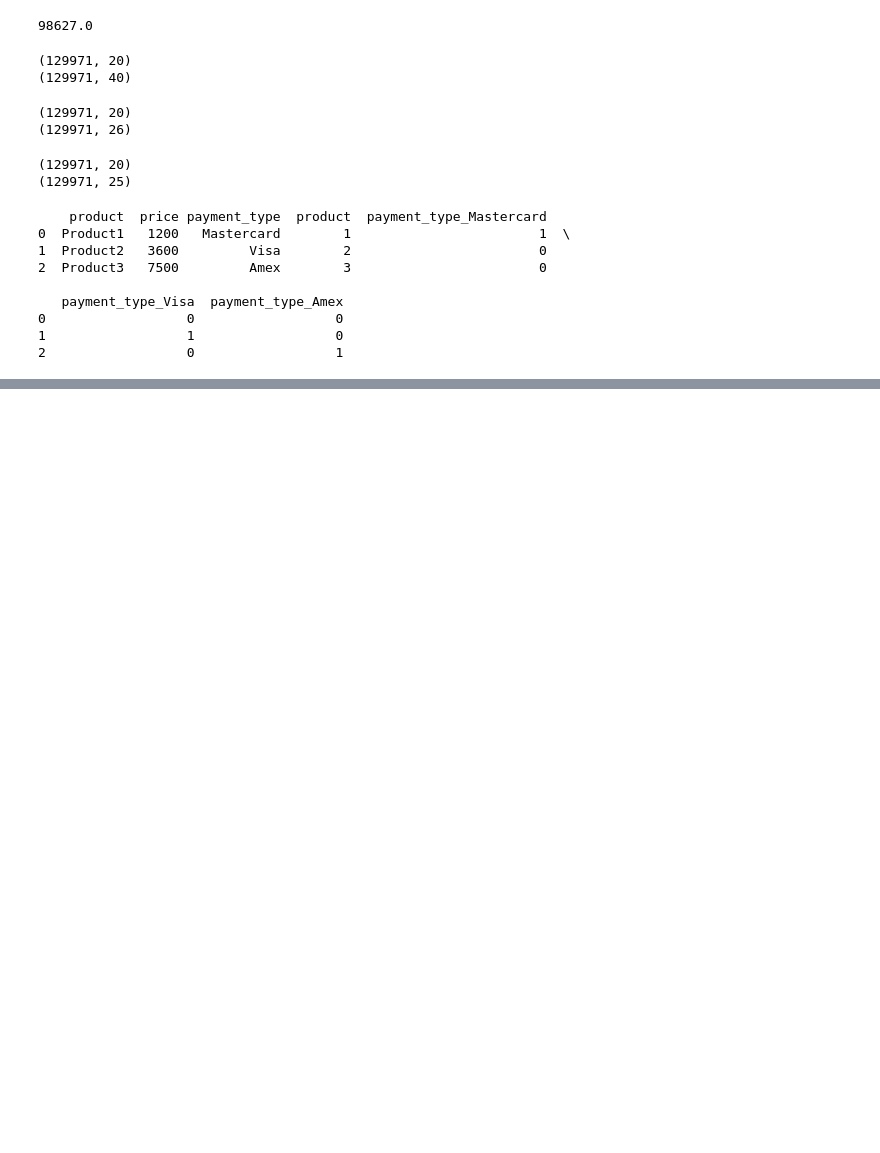
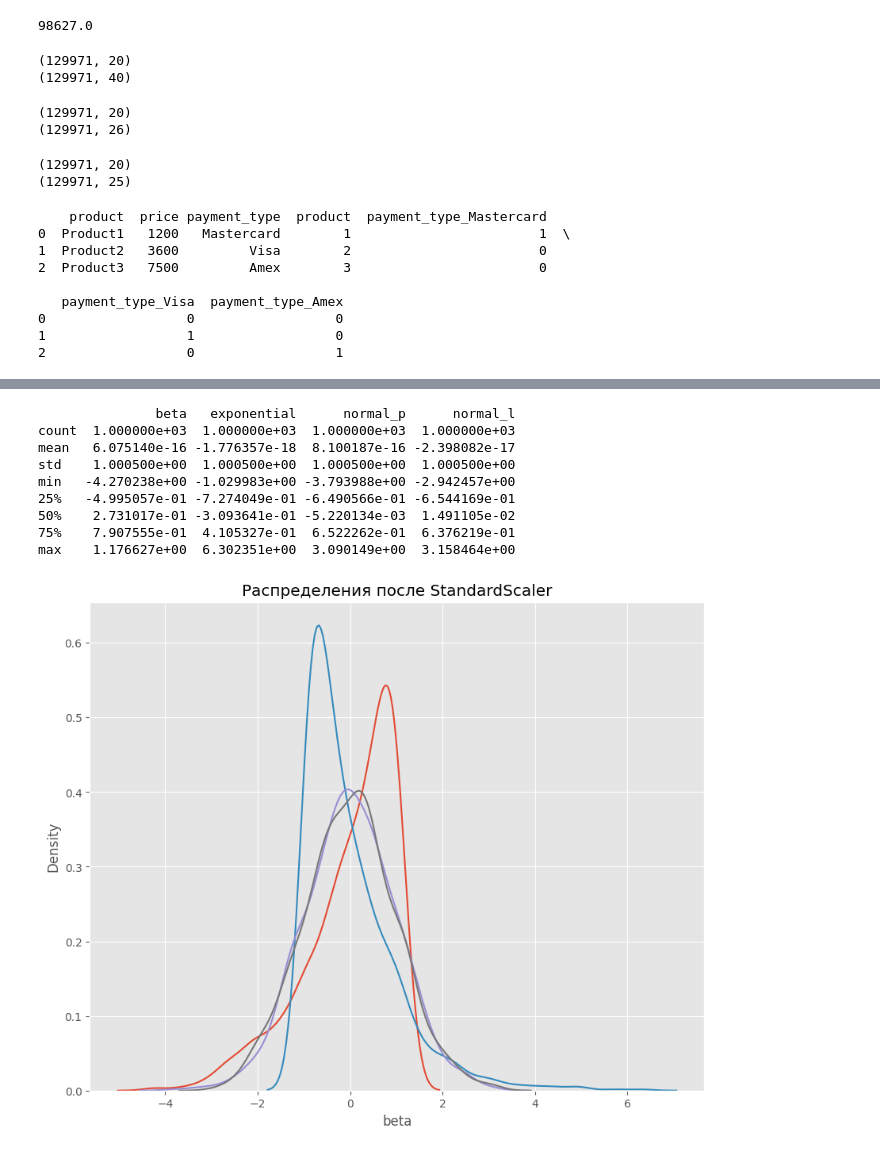
Before and after one commit to vasiloyk/hh, a Jupyter notebook: eda3.ipynb, the cells around one changed output, grey strips where cells are left out. Drawn from its saved outputs; the diff is of its cells as text; code cells hidden in the pictures; blank space fills up the shorter version.

```diff
--- a/eda3.ipynb
+++ b/eda3.ipynb
@@ -224,0 +343,29 @@ print(df)
+# %%
+# инициализируем стандартизатор StandardScaler
+s_scaler = preprocessing.StandardScaler()
+
+# кодируем исходный датасет
+df_s = s_scaler.fit_transform(df)
+
+# Преобразуем промежуточный датасет в полноценный датафрейм для визуализации
+df_s = pd.DataFrame(df_s, columns=col_names)
+
+fig, (ax1) = plt.subplots(ncols=1, figsize=(10, 8))
+ax1.set_title('Распределения после StandardScaler')
+
+sns.kdeplot(df_s['beta'], ax=ax1)
+sns.kdeplot(df_s['exponential'], ax=ax1)
+sns.kdeplot(df_s['normal_p'], ax=ax1)
+sns.kdeplot(df_s['normal_l'], ax=ax1)
+print(df_s.describe())
+# %% [output]
+               beta   exponential      normal_p      normal_l
+count  1.000000e+03  1.000000e+03  1.000000e+03  1.000000e+03
+mean   6.075140e-16 -1.776357e-18  8.100187e-16 -2.398082e-17
+std    1.000500e+00  1.000500e+00  1.000500e+00  1.000500e+00
+min   -4.270238e+00 -1.029983e+00 -3.793988e+00 -2.942457e+00
+25%   -4.995057e-01 -7.274049e-01 -6.490566e-01 -6.544169e-01
+50%    2.731017e-01 -3.093641e-01 -5.220134e-03  1.491105e-02
+75%    7.907555e-01  4.105327e-01  6.522262e-01  6.376219e-01
+max    1.176627e+00  6.302351e+00  3.090149e+00  3.158464e+00
+[figure, added]
```
Also changed, not shown: parts of 10 cells of this notebook, 1 other file.
